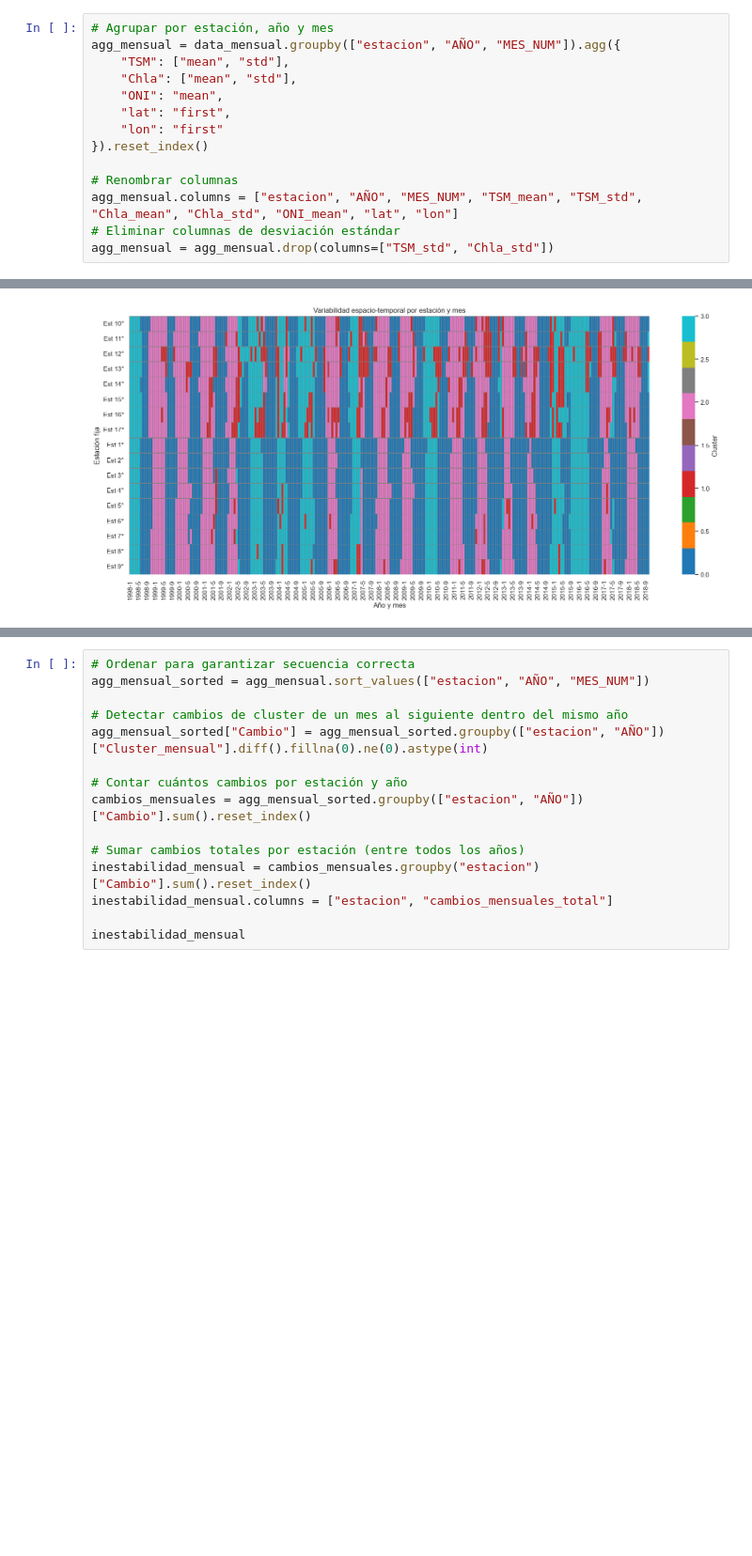
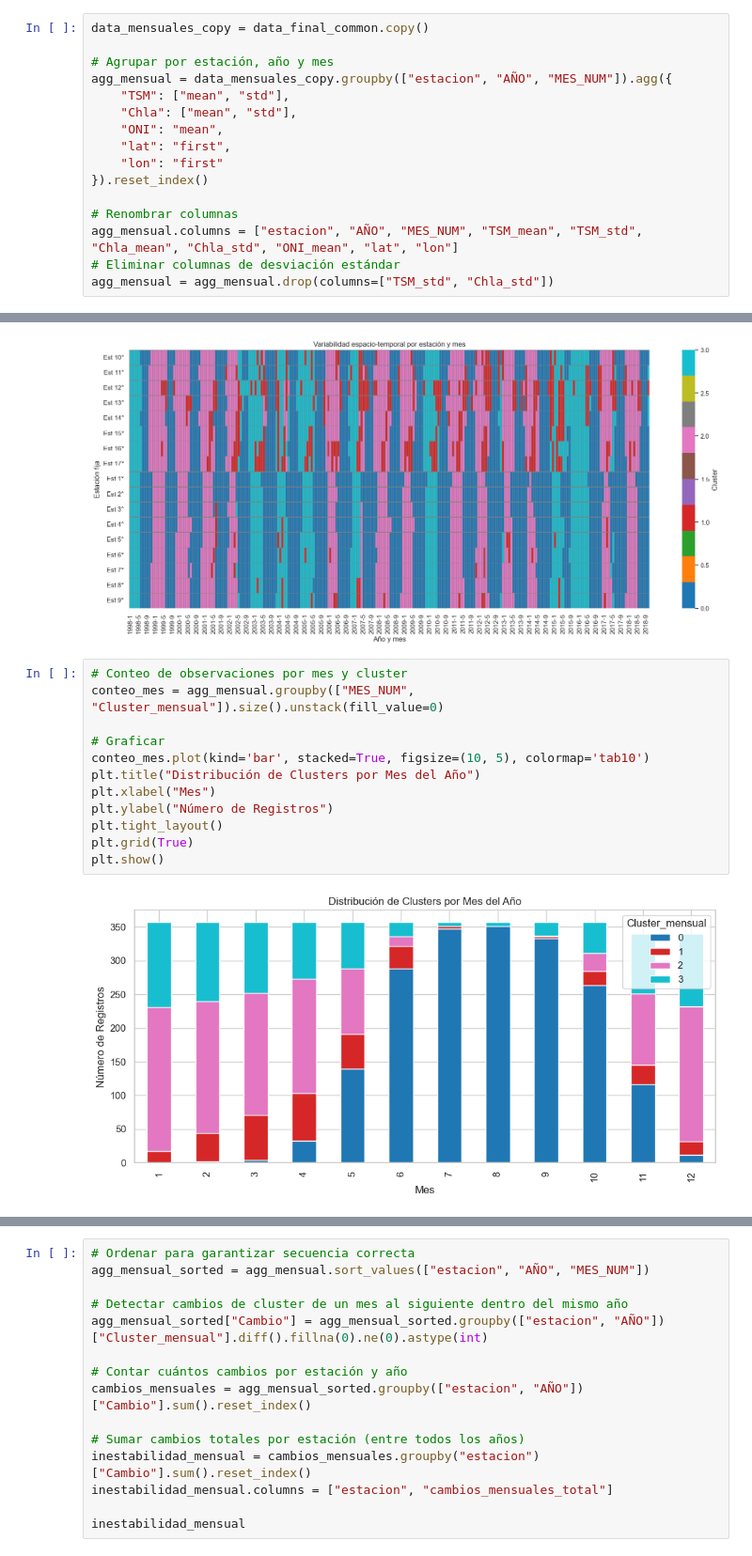
Before and after one commit to tukey-stans/ae-oceanografia-golfo-cali, a Jupyter notebook: notebooks/AABR/AABR_Clustering_v2.ipynb, the cells around one changed output, grey strips where cells are left out. Shown at 94% size. Cells and saved outputs as stored; diff of their text form; blank space fills up the shorter version.

```diff
--- a/notebooks/AABR/AABR_Clustering_v2.ipynb
+++ b/notebooks/AABR/AABR_Clustering_v2.ipynb
@@ -1142,8 +1226,10 @@ Esto sugiere que muchas estaciones **tienden a converger a Cluster 1 a lo largo
 # %% [markdown]
 # Clustering mensual por estación y mes
 # %%
+data_mensuales_copy = data_final_common.copy()
+
 # Agrupar por estación, año y mes
-agg_mensual = data_mensual.groupby(["estacion", "AÑO", "MES_NUM"]).agg({
+agg_mensual = data_mensuales_copy.groupby(["estacion", "AÑO", "MES_NUM"]).agg({
     "TSM": ["mean", "std"],
     "Chla": ["mean", "std"],
     "ONI": "mean",
@@ -1183,3 +1288,17 @@ plt.ylabel("Estación fija")
 plt.show()
 # %% [output]
 [figure]
+# %%
+# Conteo de observaciones por mes y cluster
+conteo_mes = agg_mensual.groupby(["MES_NUM", "Cluster_mensual"]).size().unstack(fill_value=0)
+
+# Graficar
+conteo_mes.plot(kind='bar', stacked=True, figsize=(10, 5), colormap='tab10')
+plt.title("Distribución de Clusters por Mes del Año")
+plt.xlabel("Mes")
+plt.ylabel("Número de Registros")
+plt.tight_layout()
+plt.grid(True)
+plt.show()
+# %% [output]
+[figure, added]
```
Also changed, not shown: parts of 10 cells of this notebook.
